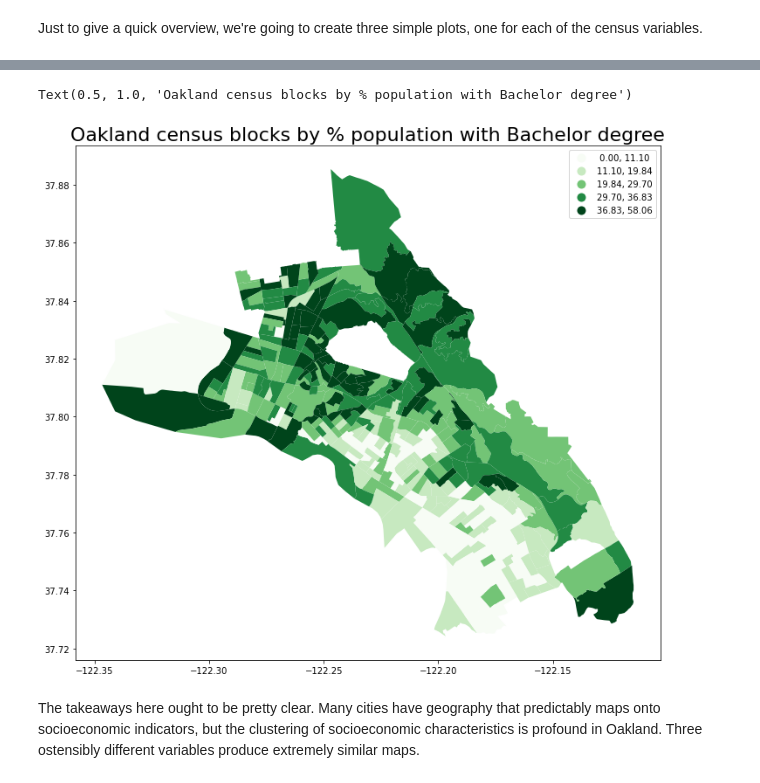
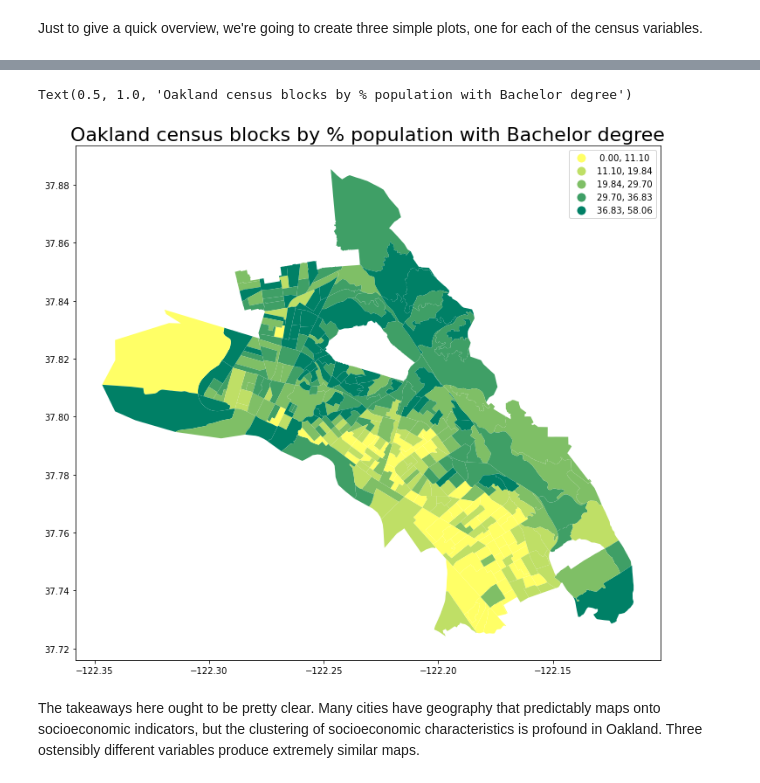
Before and after one commit to michaelrosen3/up206-michaelandelliott, a Jupyter notebook: Group Assignments/midterm.ipynb, the cells around one changed output, grey strips where cells are left out. Saved outputs shown, nothing was run; the diff lists cells and outputs as text; code cells hidden in the pictures.

```diff
--- a/Group Assignments/midterm.ipynb
+++ b/Group Assignments/midterm.ipynb
@@ -346,15 +346,15 @@ Text(0.5, 1.0, 'Oakland census blocks by % white population')
 # %%
 oakeduc.plot(figsize=(12,12),
             column='Percent Bachelor',
             legend=True,
-            cmap='Greens',
+            cmap='summer_r',
             scheme='quantiles')
 plt.title(label="Oakland census blocks by % population with Bachelor degree",
           fontsize=22,
           color="black")
 # %% [output]
 Text(0.5, 1.0, 'Oakland census blocks by % population with Bachelor degree')
-[figure, old version]
+[figure, new version]
 # %% [markdown]
 The takeaways here ought to be pretty clear. Many cities have geography that predictably maps onto socioeconomic indicators, but the clustering of socioeconomic characteristics is profound in Oakland. Three ostensibly different variables produce extremely similar maps.
 # %% [markdown]
```
Also changed, not shown: parts of 3 cells of this notebook.
